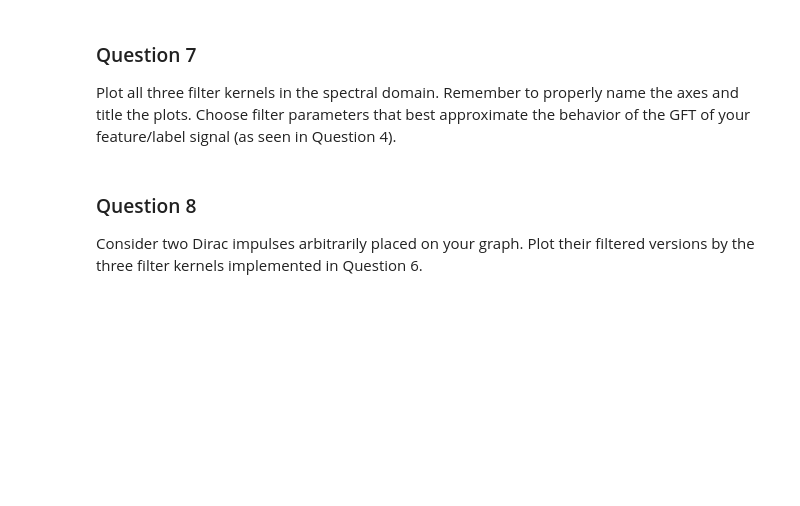
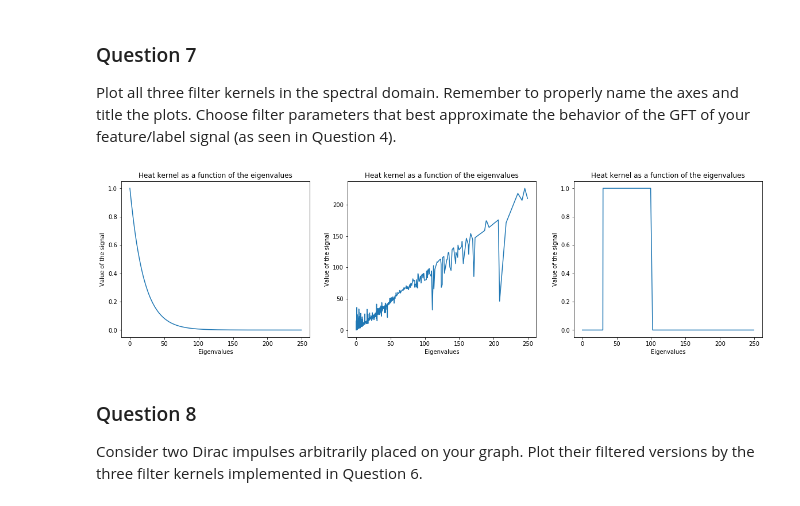
Before and after one commit to Adirlou/ntds_2018, a Jupyter notebook: 4_graph_signal_processing.ipynb, the cells around one changed output. Cells and saved outputs as stored; diff of their text form; code cells hidden in the pictures; blank space fills up the shorter version.

```diff
--- a/4_graph_signal_processing.ipynb
+++ b/4_graph_signal_processing.ipynb
@@ -154,5 +165,10 @@ nx.draw_networkx_nodes(graph, coords, node_size=60, node_color=labels)
 # %% [markdown]
 Plot the absolute values of the GFT of your feature/label signal as a function of the graph eigenvalues. Make sure to add a marker indicating the position of each graph eigenvalue, and remember to properly name the axes.
+# %%
+def plot_spectral(signal):
+    plt.plot(e, signal)
+    plt.xlabel('Eigenvalues')
+    plt.ylabel('Value of the signal')
 # %%
 # Compute the GFT of labels and take absolute value
 abs_gft = np.abs(GFT(labels))
@@ -192,13 +209,25 @@ def heat_kernel(e, t):
     return np.exp(-t * e)
 
 def inverse_kernel(e, t):
-    return np.linalg.inv(np.eye(n_nodes) + t * laplacian) @ e
+    inv = np.dot(np.linalg.inv(np.eye(n_nodes) + t * laplacian), e).T
+    return inv
 
 def rectangle_kernel(e, l_min, l_max):
     return np.bitwise_and(e <= l_max, e >= l_min).astype(float)
 
 def graph_filter(x, kernel, **kwargs):
-    return # Your code here.
+    # Go to Fourier domain
+    x = GFT(x)
+    print('Shape after GFT', x.shape)
+
+    # Apply the kernel
+    k = kernel(**kwargs)
+    x = x.reshape(k.shape) # TODO LOOK WHY DOESNT WORK
+    x = np.multiply(x, k)
+
+    print('Shape after kernel', x.shape)
+    #Perform inverse Fourier transform
+    return iGFT(x)
 # %% [markdown]
 ### Question 7
 
@@ -208,3 +235,21 @@ Plot all three filter kernels in the spectral domain. Remember to properly name
+# %%
+plt.figure(figsize=(20, 5))
+
+plt.subplot(131)
+plot_spectral(heat_kernel(e, 0.05))
+plt.title('Heat kernel as a function of the eigenvalues')
+
+plt.subplot(132)
+plot_spectral(inverse_kernel(e, 0.1))
+plt.title('Heat kernel as a function of the eigenvalues')
+
+plt.subplot(133)
+plot_spectral(rectangle_kernel(e, 30, 100))
+plt.title('Heat kernel as a function of the eigenvalues')
+
+plt.show()
+# %% [output]
+[figure, added]
 # %% [markdown]
 ### Question 8
 
```
Also changed, not shown: parts of 12 cells of this notebook.
